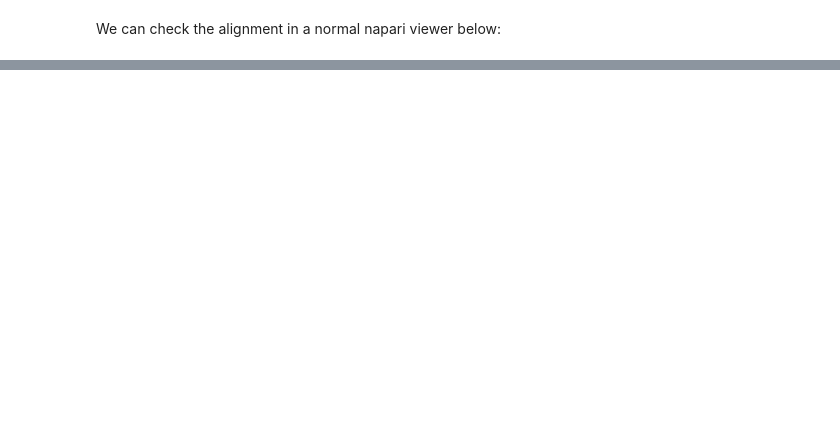
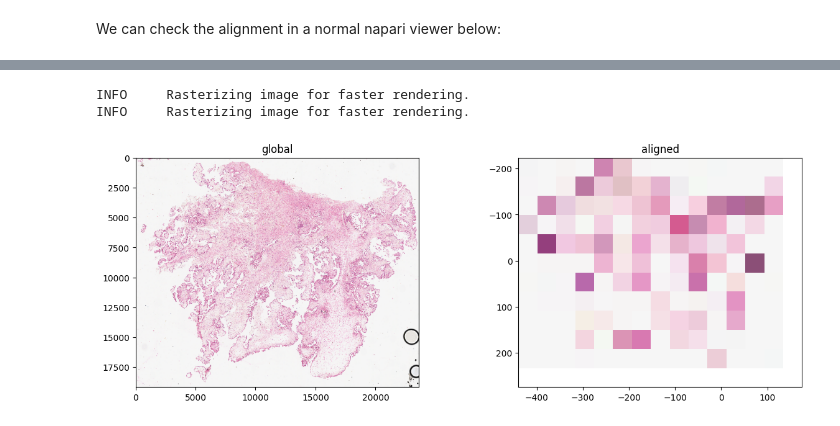
Before and after one commit to agc888/goatpy, a Jupyter notebook: Tutorial/goatpy_tutorial.ipynb, the cells around one changed output, grey strips where cells are left out. Saved outputs shown, nothing was run; the diff lists cells and outputs as text; code cells hidden in the pictures; blank space fills up the shorter version.

```diff
--- a/Tutorial/goatpy_tutorial.ipynb
+++ b/Tutorial/goatpy_tutorial.ipynb
@@ -94,4 +113,4 @@ viewer, widget = gp.launch_landmark_gui(maldi_sd, he_sd, split_view=False)
 # %% [markdown]
 Now lets align the data using the function below:
 # %%
-aligned = align_image_using_landmarks(maldi_sd, he_sd)
+aligned = gp.align_image_using_landmarks(maldi_sd, he_sd)
@@ -102,0 +157,6 @@ viewer = interactive.run()
+# %%
+aligned.pl.render_images("he_image").pl.show()
+# %% [output]
+INFO     Rasterizing image for faster rendering.
+INFO     Rasterizing image for faster rendering.
+[figure, added]
```
Also changed, not shown: parts of 5 cells of this notebook.
